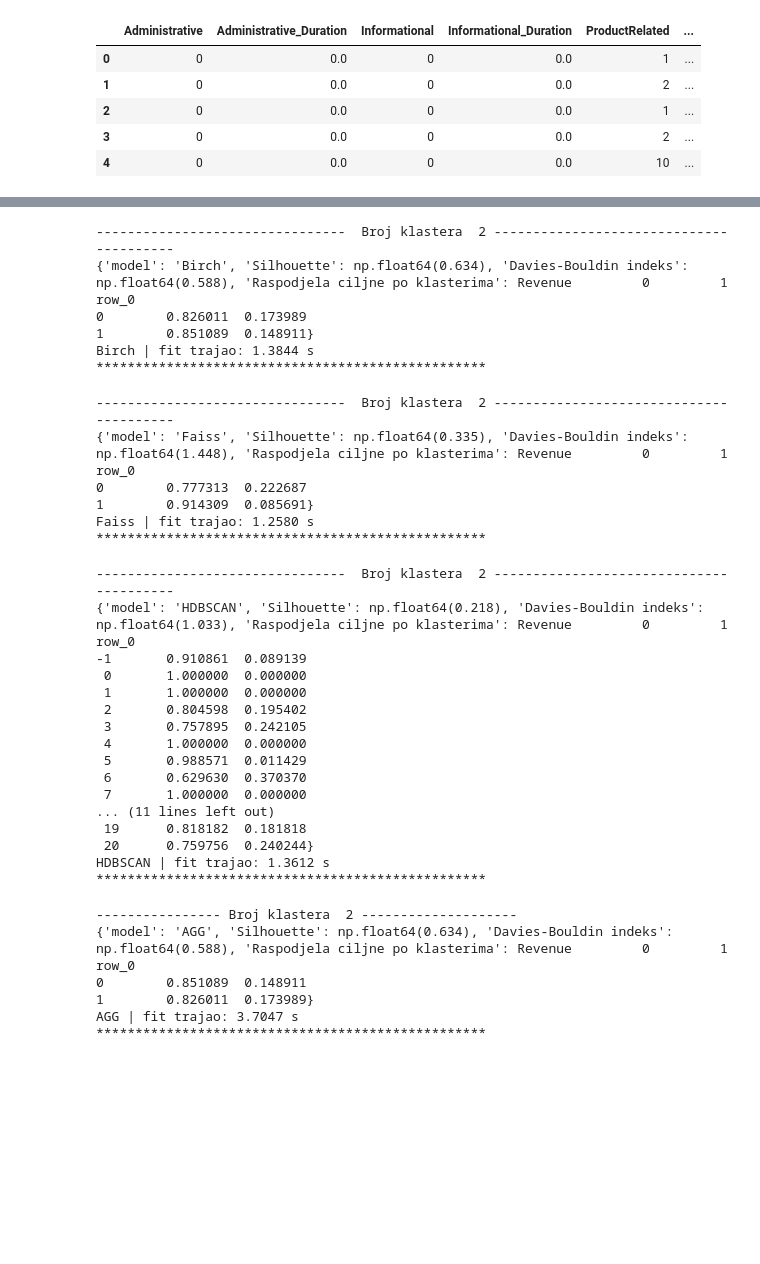
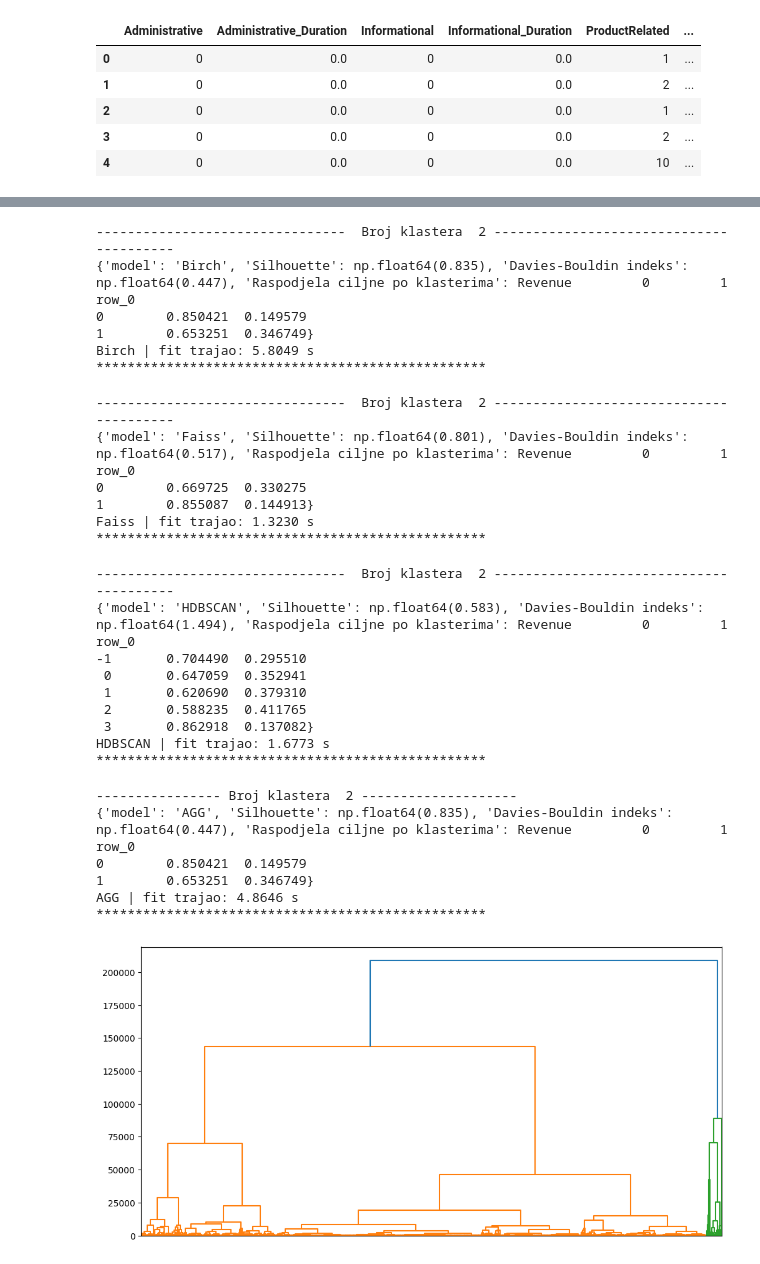
Before and after one commit to NikolaDjajic/Diplomski, a Jupyter notebook: shopper_intention_clustering copy.ipynb, the cells around one changed output, grey strips where cells are left out. Drawn from its saved outputs; the diff is of its cells as text; code cells hidden in the pictures; blank space fills up the shorter version.

```diff
--- a/shopper_intention_clustering copy.ipynb
+++ b/shopper_intention_clustering copy.ipynb
@@ -164,13 +159,13 @@ X_pca_sca_std = pca.fit_transform(X_sca_std)                    # Standard scale
 X_pca_sca_mm = pca.fit_transform(X_sca_mm)                      # MinMax scaler + PCA
 # %%
 datasets = [
-    # ("Originalni podaci", X),
+    ("Originalni podaci", X),
     # ("Log transformacija", X_log),
     # ("StandardScaler", X_sca_std),
     # ("MinMaxScaler", X_sca_mm),
     # ("PCA", X_pca),
     # ("StandardScaler + PCA", X_pca_sca_std),
-    ("MinMaxScaler + PCA", X_pca_sca_mm),
+    # ("MinMaxScaler + PCA", X_pca_sca_mm),
 ]
 # %%
 # cols = X.columns
@@ -260,11 +255,11 @@ for i in range(2,3):
             cluster1(birch,'Birch',X,y)
 # %% [output]
 --------------------------------  Broj klastera  2 ----------------------------------------
-{'model': 'Birch', 'Silhouette': np.float64(0.634), 'Davies-Bouldin indeks': np.float64(0.588), 'Raspodjela ciljne po klasterima': Revenue         0         1
+{'model': 'Birch', 'Silhouette': np.float64(0.835), 'Davies-Bouldin indeks': np.float64(0.447), 'Raspodjela ciljne po klasterima': Revenue         0         1
 row_0
-0        0.826011  0.173989
-1        0.851089  0.148911}
-Birch | fit trajao: 1.3844 s
+0        0.850421  0.149579
+1        0.653251  0.346749}
+Birch | fit trajao: 5.8049 s
 **************************************************
 # %%
 for i in range(2,3):
@@ -274,11 +269,11 @@ for i in range(2,3):
             faisscluster('Faiss',X,i,y)
 # %% [output]
 --------------------------------  Broj klastera  2 ----------------------------------------
-{'model': 'Faiss', 'Silhouette': np.float64(0.335), 'Davies-Bouldin indeks': np.float64(1.448), 'Raspodjela ciljne po klasterima': Revenue         0         1
+{'model': 'Faiss', 'Silhouette': np.float64(0.801), 'Davies-Bouldin indeks': np.float64(0.517), 'Raspodjela ciljne po klasterima': Revenue         0         1
 row_0
-0        0.777313  0.222687
-1        0.914309  0.085691}
-Faiss | fit trajao: 1.2580 s
+0        0.669725  0.330275
+1        0.855087  0.144913}
+Faiss | fit trajao: 1.3230 s
 **************************************************
 # %%
 hdb = hdbscan.HDBSCAN(min_cluster_size=25, min_samples=10)
@@ -290,21 +285,14 @@ for i in range(2,3):
             cluster1(hdb,'HDBSCAN',X,y)
 # %% [output]
 --------------------------------  Broj klastera  2 ----------------------------------------
-{'model': 'HDBSCAN', 'Silhouette': np.float64(0.218), 'Davies-Bouldin indeks': np.float64(1.033), 'Raspodjela ciljne po klasterima': Revenue         0         1
+{'model': 'HDBSCAN', 'Silhouette': np.float64(0.583), 'Davies-Bouldin indeks': np.float64(1.494), 'Raspodjela ciljne po klasterima': Revenue         0         1
 row_0
--1       0.910861  0.089139
- 0       1.000000  0.000000
- 1       1.000000  0.000000
- 2       0.804598  0.195402
- 3       0.757895  0.242105
- 4       1.000000  0.000000
- 5       0.988571  0.011429
- 6       0.629630  0.370370
- 7       1.000000  0.000000
-... (11 lines left out)
- 19      0.818182  0.181818
- 20      0.759756  0.240244}
-HDBSCAN | fit trajao: 1.3612 s
+-1       0.704490  0.295510
+ 0       0.647059  0.352941
+ 1       0.620690  0.379310
+ 2       0.588235  0.411765
+ 3       0.862918  0.137082}
+HDBSCAN | fit trajao: 1.6773 s
 **************************************************
 # %%
 for i in range(2,3):
@@ -316,10 +304,10 @@ for i in range(2,3):
             cluster2(agg,'AGG',X,y)
 # %% [output]
 ---------------- Broj klastera  2 --------------------
-{'model': 'AGG', 'Silhouette': np.float64(0.634), 'Davies-Bouldin indeks': np.float64(0.588), 'Raspodjela ciljne po klasterima': Revenue         0         1
+{'model': 'AGG', 'Silhouette': np.float64(0.835), 'Davies-Bouldin indeks': np.float64(0.447), 'Raspodjela ciljne po klasterima': Revenue         0         1
 row_0
-0        0.851089  0.148911
-1        0.826011  0.173989}
-AGG | fit trajao: 3.7047 s
+0        0.850421  0.149579
+1        0.653251  0.346749}
+AGG | fit trajao: 4.8646 s
 **************************************************
 # %%
@@ -328,9 +316,10 @@ df_exel.to_excel("rezultatiKlasterOSI/rez_pca_sca_mm.xlsx", index=False)
 # %%
-# for name, X in datasets:
+for name, X in datasets:
+    linked = linkage(X, method='ward')
 
-#     linked = linkage(X, method='ward')
-
-#     plt.figure(figsize=(12, 6))
-#     dendrogram(linked, orientation='top', distance_sort='descending', show_leaf_counts=False)
-#     plt.title(f'Dendogram {name}')
-#     plt.show()
+    plt.figure(figsize=(12, 6))
+    dendrogram(linked, orientation='top', distance_sort='descending', show_leaf_counts=False, no_labels=True)
+    # plt.title(f'Dendogram {name}')
+    plt.show()
+# %% [output]
+[figure, added]
```
Also changed, not shown: parts of 5 cells of this notebook, 17 other files.
